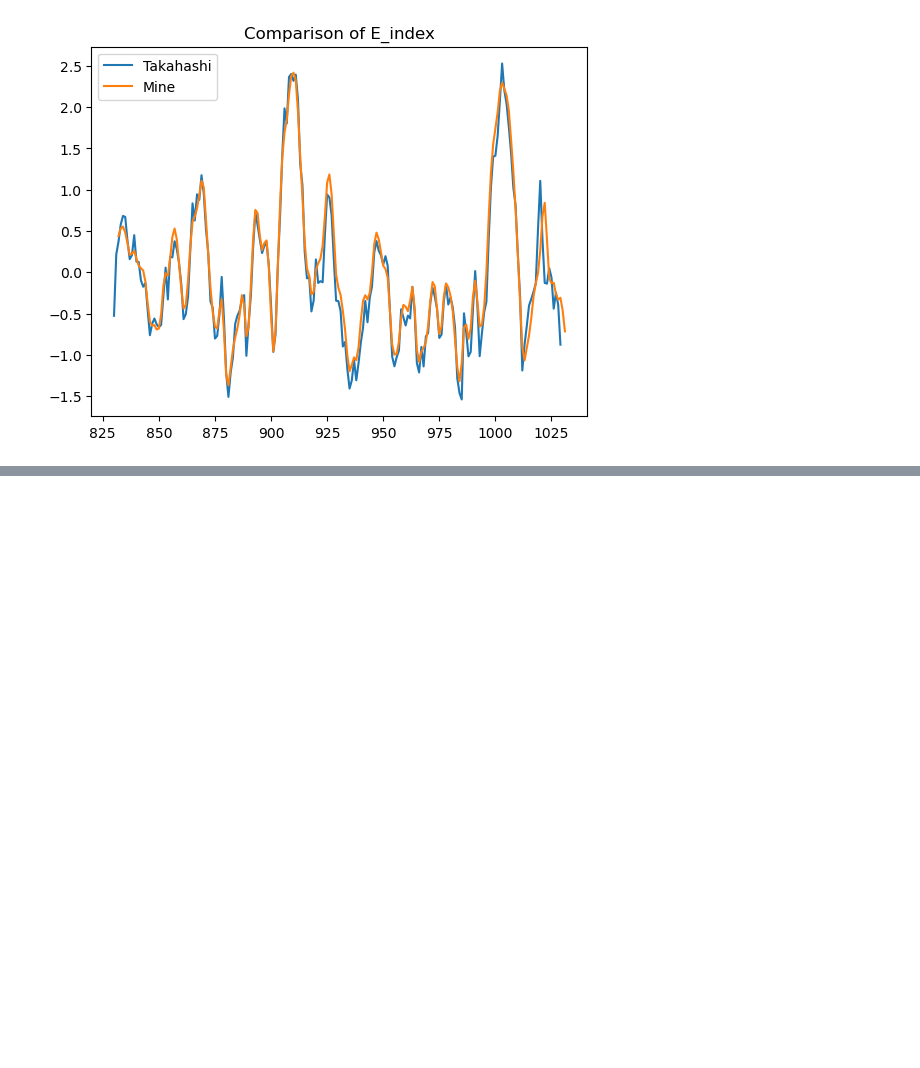
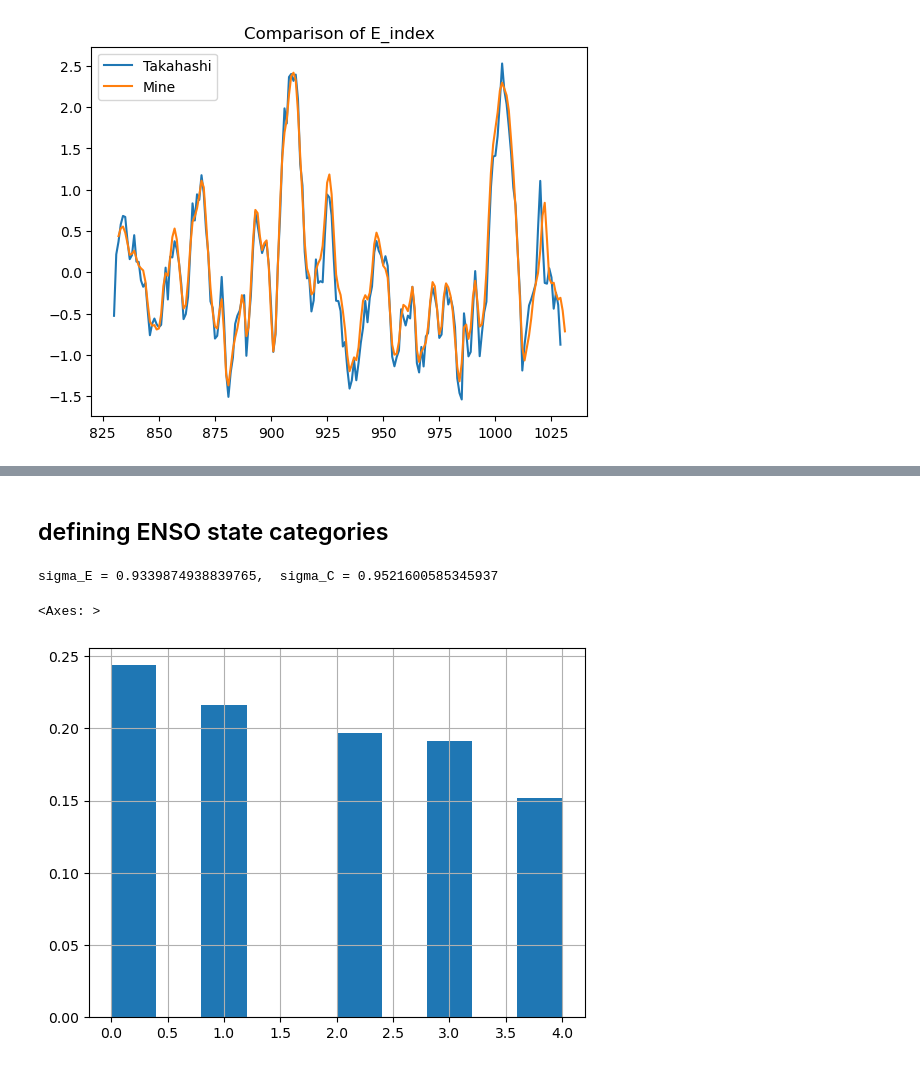
Before and after one commit to elkjuarez/ensoregimes, a Jupyter notebook: ensoregimes/analysis/regime-comparison.ipynb, the cells around one changed output, grey strips where cells are left out. Drawn from its saved outputs; the diff is of its cells as text; code cells hidden in the pictures; blank space fills up the shorter version.

Commit message:
added folders for organization, regime comparison code

```diff
--- a/ensoregimes/analysis/regime-comparison.ipynb
+++ b/ensoregimes/analysis/regime-comparison.ipynb
@@ -37,2 +28,8 @@ mine
 # %%
-taka
+ec = pd.read_csv(f"{PATH}/ecindex_ersstv6.csv")
+wr = pd.read_csv(f"{PATH}/WR_ERA5_4WRs.csv")
+
+wr = wr.rename(columns={wr.columns[0]: "date"})
+wr["date"] = pd.to_datetime(wr["date"])
+wr["year"] = wr["date"].dt.year
+wr["month"] = wr["date"].dt.month
@@ -68,0 +58,33 @@ mine
+# %% [markdown]
+## defining ENSO state categories
+# %%
+# thresholds 1 sigmain either direction
+
+sigma_E = ec["E_index"].std()
+sigma_C = ec["C_index"].std()
+print(f"\nsigma_E = {sigma_E},  sigma_C = {sigma_C}")
+
+def enso_state(row, sE=sigma_E, sC=sigma_C):
+    E, C = row["E_index"], row["C_index"]
+    # E-warm: extreme warm regime, dom E component
+    if E > sE and E > abs(C):
+        return "E-warm"
+    # E-cold (should be rare)
+    if E < -sE and abs(E) > abs(C):
+        return "E-cold"
+    # C-warm: moderate warm in central Pacific
+    if C > sC and abs(E) < sE:
+        return "C-warm"
+    # C-cold: captures La Nina
+    if C < -sC and abs(E) < sE:
+        return "C-cold"
+    return "neutral"
+
+df["enso_state"] = df.apply(enso_state, axis=1)
+# %% [output]
+sigma_E = 0.9339874938839765,  sigma_C = 0.9521600585345937
+# %%
+wr.WR.hist(bins=10, weights=np.ones_like(wr.WR) / len(wr.WR))
+# %% [output]
+<Axes: >
+[figure, added]
```
Also changed, not shown: parts of 12 cells of this notebook, 3 other files.
